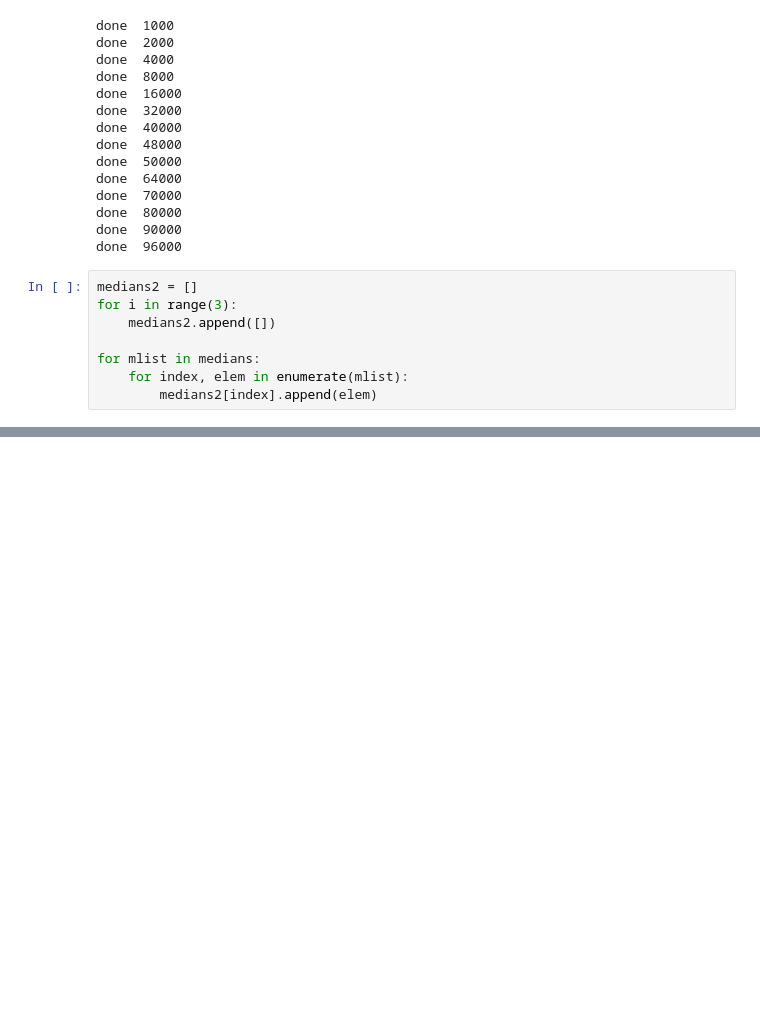
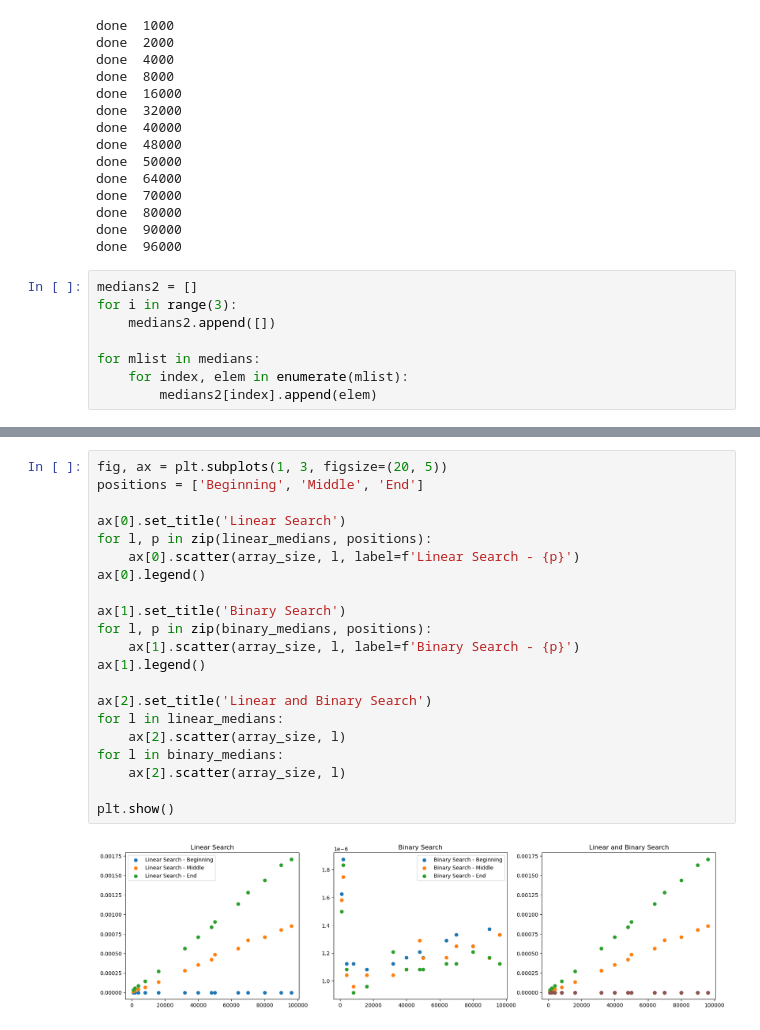
Before and after one commit to Shruti-Karandikar/Mini-Projects, a Jupyter notebook: Search.ipynb, the cells around one changed output, grey strips where cells are left out. Drawn from its saved outputs; the diff is of its cells as text; blank space fills up the shorter version.

```diff
--- a/Search.ipynb
+++ b/Search.ipynb
@@ -216,0 +291,23 @@ print(medians2[1][:2])
+# %%
+fig, ax = plt.subplots(1, 3, figsize=(20, 5))
+positions = ['Beginning', 'Middle', 'End']
+
+ax[0].set_title('Linear Search')
+for l, p in zip(linear_medians, positions):
+    ax[0].scatter(array_size, l, label=f'Linear Search - {p}')
+ax[0].legend()
+
+ax[1].set_title('Binary Search')
+for l, p in zip(binary_medians, positions):
+    ax[1].scatter(array_size, l, label=f'Binary Search - {p}')
+ax[1].legend()
+
+ax[2].set_title('Linear and Binary Search')
+for l in linear_medians:
+    ax[2].scatter(array_size, l)
+for l in binary_medians:
+    ax[2].scatter(array_size, l)
+
+plt.show()
+# %% [output]
+[figure, added]
```
Also changed, not shown: parts of 11 cells of this notebook.
